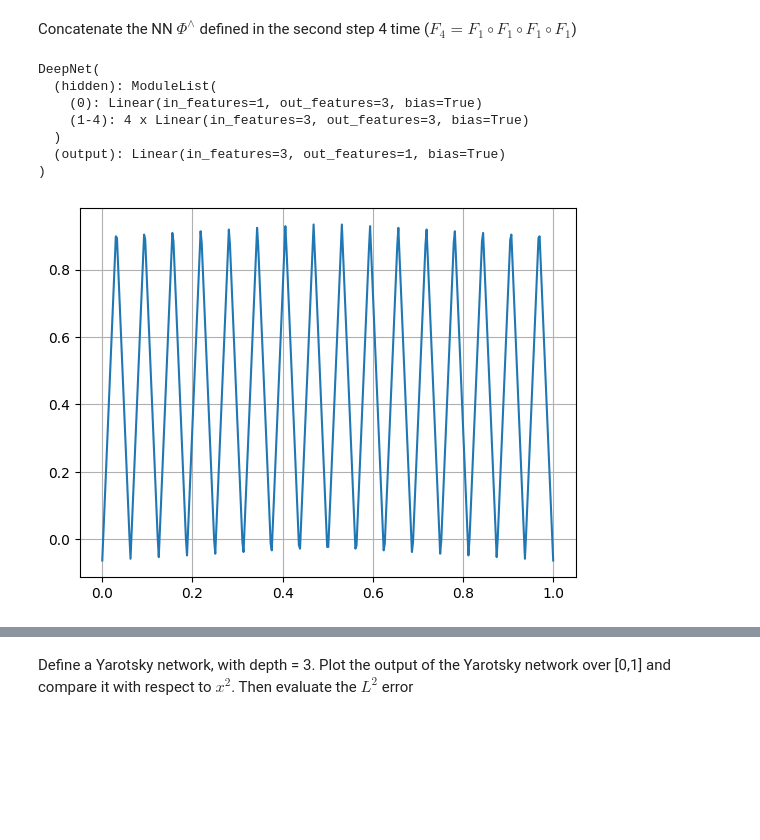
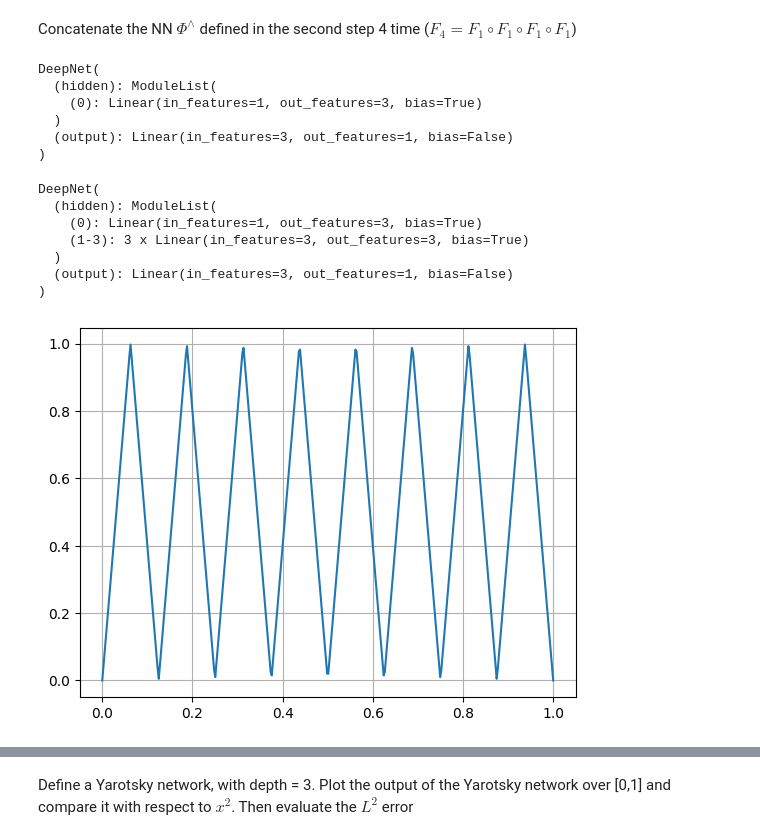
Before and after one commit to elenaionelaschipor/MLCS_2025-2026, a Jupyter notebook: lab1_intro_to_NNs/lab1_stud.ipynb, the cells around one changed output, grey strips where cells are left out. Saved outputs shown, nothing was run; the diff lists cells and outputs as text; code cells hidden in the pictures; blank space fills up the shorter version.

```diff
--- a/lab1_intro_to_NNs/lab1_stud.ipynb
+++ b/lab1_intro_to_NNs/lab1_stud.ipynb
@@ -125,7 +125,7 @@ class DeepNet(torch.nn.Module):
 
         if n_output is not None:
             self.dim_out = n_output # output dimension
-            self.output = torch.nn.Linear(self.widths[-1], self.dim_out) # the output layer as a torch.nn.Linear - no bias here
+            self.output = torch.nn.Linear(self.widths[-1], self.dim_out, bias = False) # the output layer as a torch.nn.Linear - no bias here
             torch.nn.init.xavier_normal_(self.output.weight)
         else:
             self.output = None
@@ -215,7 +215,7 @@ output_weight_mat =torch.tensor([1.0, -2.0, 1.0]) # this should be W_2
 Phiwedge.set_weight(0, input_weight_mat.unsqueeze(1)) # set the hidden weight
 Phiwedge.set_bias(0, input_bias_vec) # set the hidden bias
 Phiwedge.set_output_weight(output_weight_mat.unsqueeze(0))
-Phiwedge.set_output_bias(torch.tensor([0.0])) # no bias in the output layer
+# Phiwedge.set_output_bias(torch.tensor([0.0])) # no bias in the output layer
 
 # set the hidden weight/bias and the output weight of Phiwedge
 # %% [output]
@@ -266,29 +267,38 @@ def concatenate(nn1, nn2):
     return out_net
 # %% [markdown]
 Concatenate the NN $\Phi^\wedge$ defined in the second step 4 time ($F_4 = F_1\circ F_1 \circ F_1 \circ F_1$)
+# %%
+Phiwedge
+# %% [output]
+DeepNet(
+  (hidden): ModuleList(
+    (0): Linear(in_features=1, out_features=3, bias=True)
+  )
+  (output): Linear(in_features=3, out_features=1, bias=False)
+)
 # %%
-F4 = concatenate(concatenate(concatenate(concatenate(Phiwedge, Phiwedge), Phiwedge), Phiwedge), Phiwedge) # concatenate Phiwedge 4 times
+F4 = concatenate(concatenate(concatenate(Phiwedge, Phiwedge), Phiwedge), Phiwedge) # concatenate Phiwedge 4 times
 print(F4)
 with torch.inference_mode():
     x = torch.linspace(0, 1, 400)
     x_np = x.cpu().numpy()
 
     # plot F4(x)
     y = F4.forward(x)
 
 
     plt.plot(x_np, y.cpu(), label='f')
     plt.grid()
     plt.show()
 # %% [output]
 DeepNet(
   (hidden): ModuleList(
     (0): Linear(in_features=1, out_features=3, bias=True)
-    (1-4): 4 x Linear(in_features=3, out_features=3, bias=True)
+    (1-3): 3 x Linear(in_features=3, out_features=3, bias=True)
   )
-  (output): Linear(in_features=3, out_features=1, bias=True)
+  (output): Linear(in_features=3, out_features=1, bias=False)
 )
-[figure, old version]
+[figure, new version]
 # %% [markdown]
 ## Fourth step: Define the Yarotsky Network
 
```
Also changed, not shown: parts of 6 cells of this notebook.
